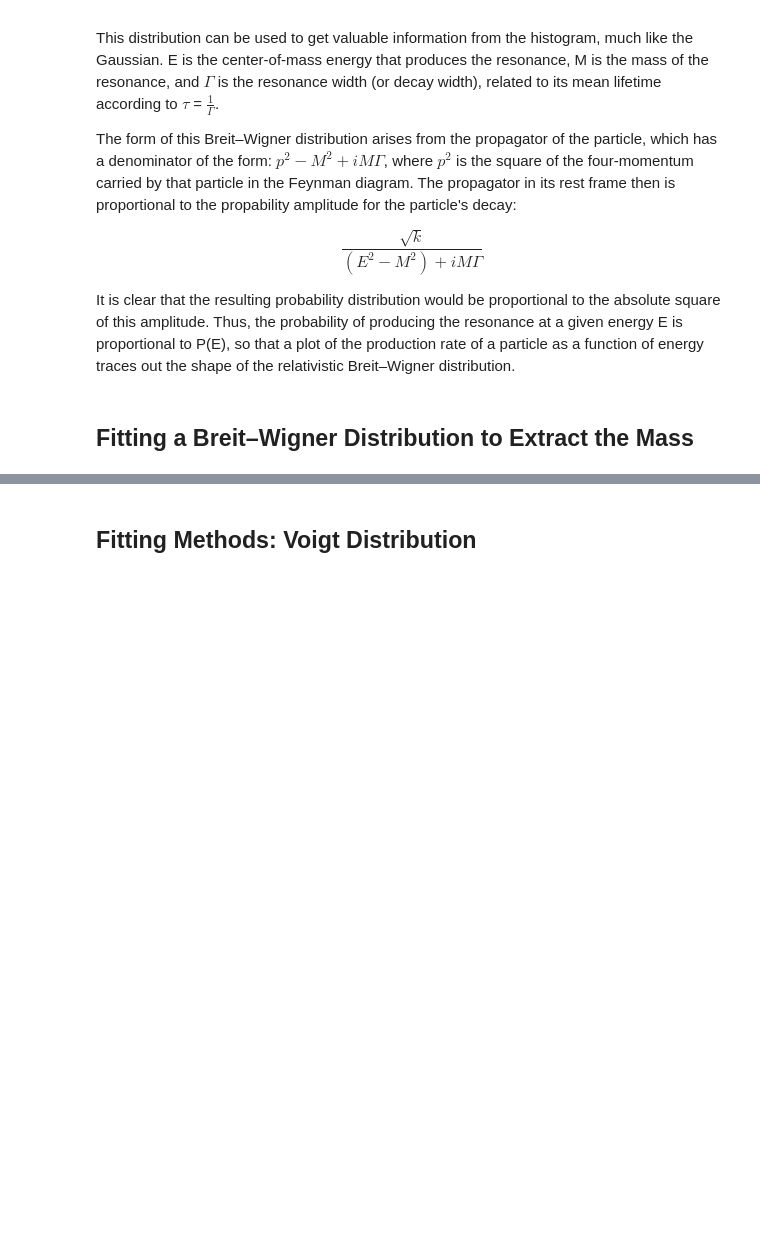
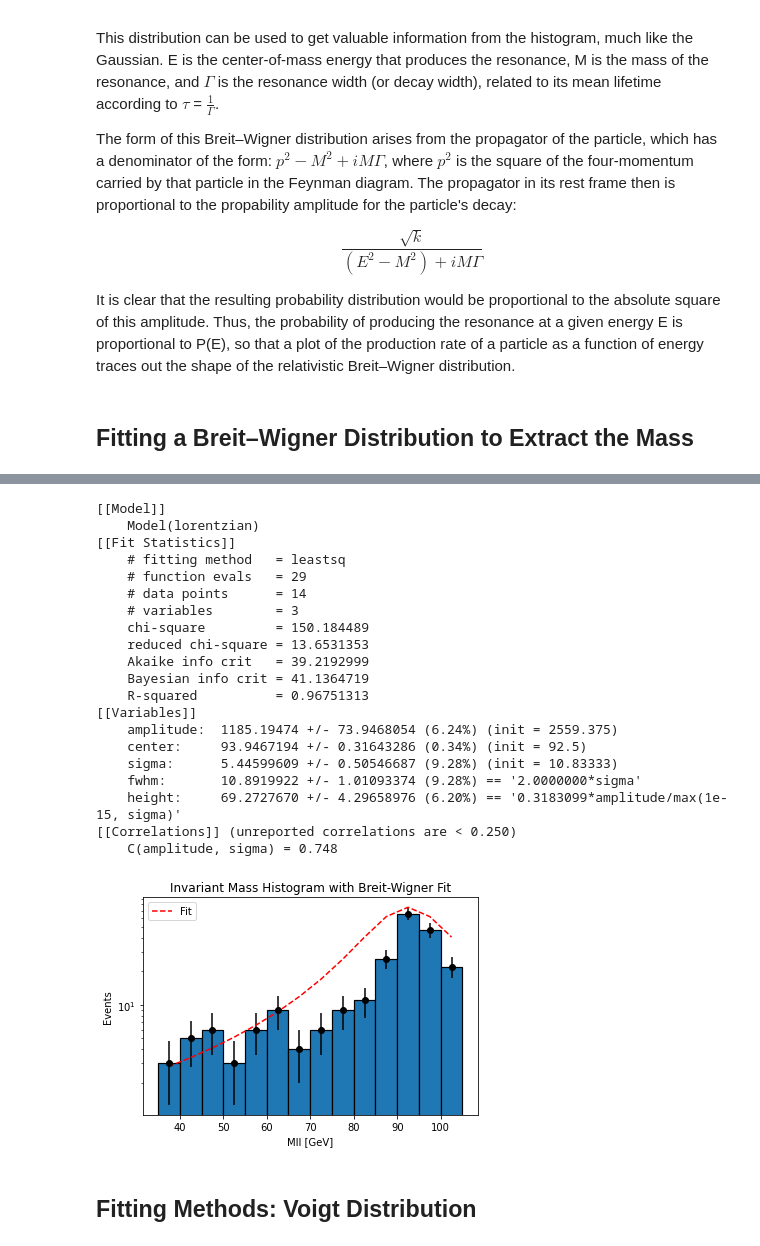
Before and after one commit to KatieGray024/notebooks-collection-opendata, a Jupyter notebook: 13-TeV-examples/uproot_python/Find_the_Z.ipynb, the cells around one changed output, grey strips where cells are left out. Cells and saved outputs as stored; diff of their text form; code cells hidden in the pictures; blank space fills up the shorter version.

```diff
--- a/13-TeV-examples/uproot_python/Find_the_Z.ipynb
+++ b/13-TeV-examples/uproot_python/Find_the_Z.ipynb
@@ -348,3 +297,51 @@ The center of the Briet-Wigner fit is 1165.900407370262
+# %%
+plt.hist(data_all['mll'], bins=bin_edges, edgecolor='black', linewidth=1.2)
+plt.errorbar(x=bin_centres,
+                   y=data_x,
+                   yerr=data_x_errors,
+                   fmt='ko' ) # 'k' means black and 'o' is for circles
+
+# Breit-Wigner Fit Function :
+mod = LorentzianModel()
+pars = mod.guess(data_x, x=bin_centres)
+out_bw = mod.fit(data_x, pars, x=bin_centres)
+
+plt.plot(bin_centres, out_bw.init_fit, '--r', label='Fit')
+
+print(out_bw.fit_report(min_correl=0.25))
+
+plt.legend()
+
+#Axis Titles
+plt.xlabel('Mll [GeV]')
+plt.ylabel('Events')
+plt.title('Invariant Mass Histogram with Breit-Wigner Fit')
+
+# make the y-axis log scale
+plt.yscale('log')
+figsize=(10, 8)
+# %% [output]
+[[Model]]
+    Model(lorentzian)
+[[Fit Statistics]]
+    # fitting method   = leastsq
+    # function evals   = 29
+    # data points      = 14
+    # variables        = 3
+    chi-square         = 150.184489
+    reduced chi-square = 13.6531353
+    Akaike info crit   = 39.2192999
+    Bayesian info crit = 41.1364719
+    R-squared          = 0.96751313
+[[Variables]]
+    amplitude:  1185.19474 +/- 73.9468054 (6.24%) (init = 2559.375)
+    center:     93.9467194 +/- 0.31643286 (0.34%) (init = 92.5)
+    sigma:      5.44599609 +/- 0.50546687 (9.28%) (init = 10.83333)
+    fwhm:       10.8919922 +/- 1.01093374 (9.28%) == '2.0000000*sigma'
+    height:     69.2727670 +/- 4.29658976 (6.20%) == '0.3183099*amplitude/max(1e-15, sigma)'
+[[Correlations]] (unreported correlations are < 0.250)
+    C(amplitude, sigma) = 0.748
+[figure, added]
 # %% [markdown]
 ## Fitting Methods: Voigt Distribution
 # %% [markdown]
```
Also changed, not shown: parts of 11 cells of this notebook, 1 other file.
